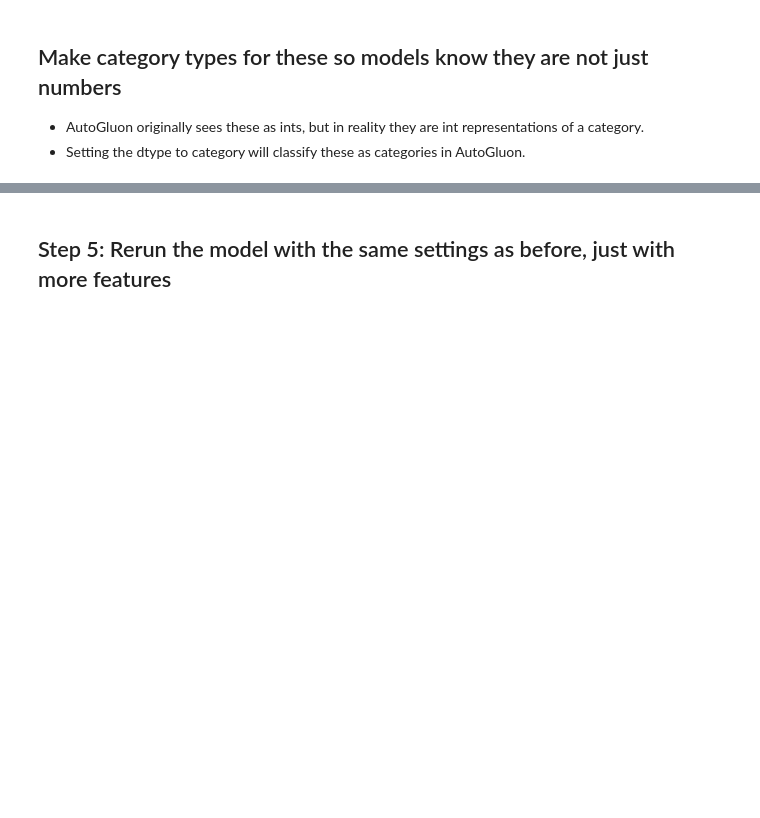
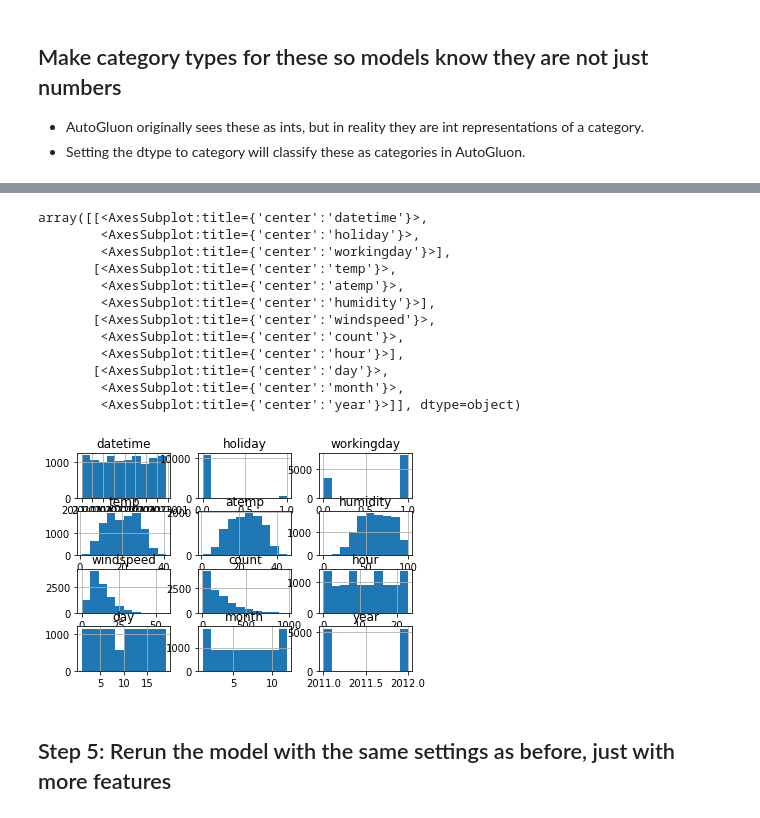
Before and after one commit to singebete/cd0385-project-starter, a Jupyter notebook: project/project-template.ipynb, the cells around one changed output, grey strips where cells are left out. Cells and saved outputs as stored; diff of their text form; code cells hidden in the pictures; blank space fills up the shorter version.

```diff
--- a/project/project-template.ipynb
+++ b/project/project-template.ipynb
@@ -360,4 +386,10 @@ train.?
 # %%
 # create a new feature
-train[?] = ?
-test[?] = ?
+train['datetime'] = pd.to_datetime(train['datetime'])
+test['datetime'] = pd.to_datetime(test['datetime'])
+# %%
+train['hour'] = train['datetime'].dt.hour
+train['day'] = train['datetime'].dt.day
+train['month'] = train['datetime'].dt.month
+train['year'] = train['datetime'].dt.year
+train.head()
@@ -366,10 +435,10 @@ test[?] = ?
 * AutoGluon originally sees these as ints, but in reality they are int representations of a category.
 * Setting the dtype to category will classify these as categories in AutoGluon.
 # %%
-train["season"] = ?
-train["weather"] = ?
-test["season"] = ?
-test["weather"] = ?
+train["season"] = train['season'].astype("category")
+train["weather"] = train["weather"].astype("category")
+test["season"] = test["season"].astype("category")
+test["weather"] = test["weather"].astype("category")
 # %%
 # View are new feature
 train.head()
@@ -376,5 +452,19 @@ train.head()
 # %%
 # View histogram of all features again now with the hour feature
-train.?
+train.hist()
+# %% [output]
+array([[<AxesSubplot:title={'center':'datetime'}>,
+        <AxesSubplot:title={'center':'holiday'}>,
+        <AxesSubplot:title={'center':'workingday'}>],
+       [<AxesSubplot:title={'center':'temp'}>,
+        <AxesSubplot:title={'center':'atemp'}>,
+        <AxesSubplot:title={'center':'humidity'}>],
+       [<AxesSubplot:title={'center':'windspeed'}>,
+        <AxesSubplot:title={'center':'count'}>,
+        <AxesSubplot:title={'center':'hour'}>],
+       [<AxesSubplot:title={'center':'day'}>,
+        <AxesSubplot:title={'center':'month'}>,
+        <AxesSubplot:title={'center':'year'}>]], dtype=object)
+[figure, added]
 # %% [markdown]
 ## Step 5: Rerun the model with the same settings as before, just with more features
```
Also changed, not shown: parts of 15 cells of this notebook, 1 other file.
